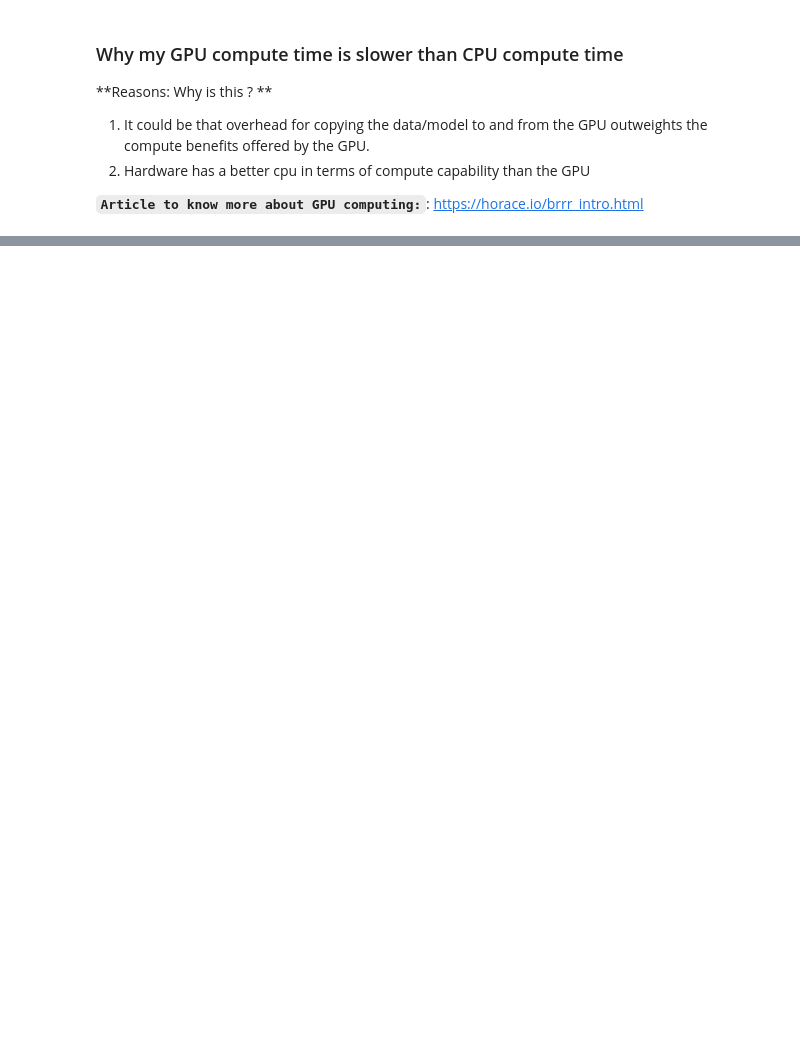
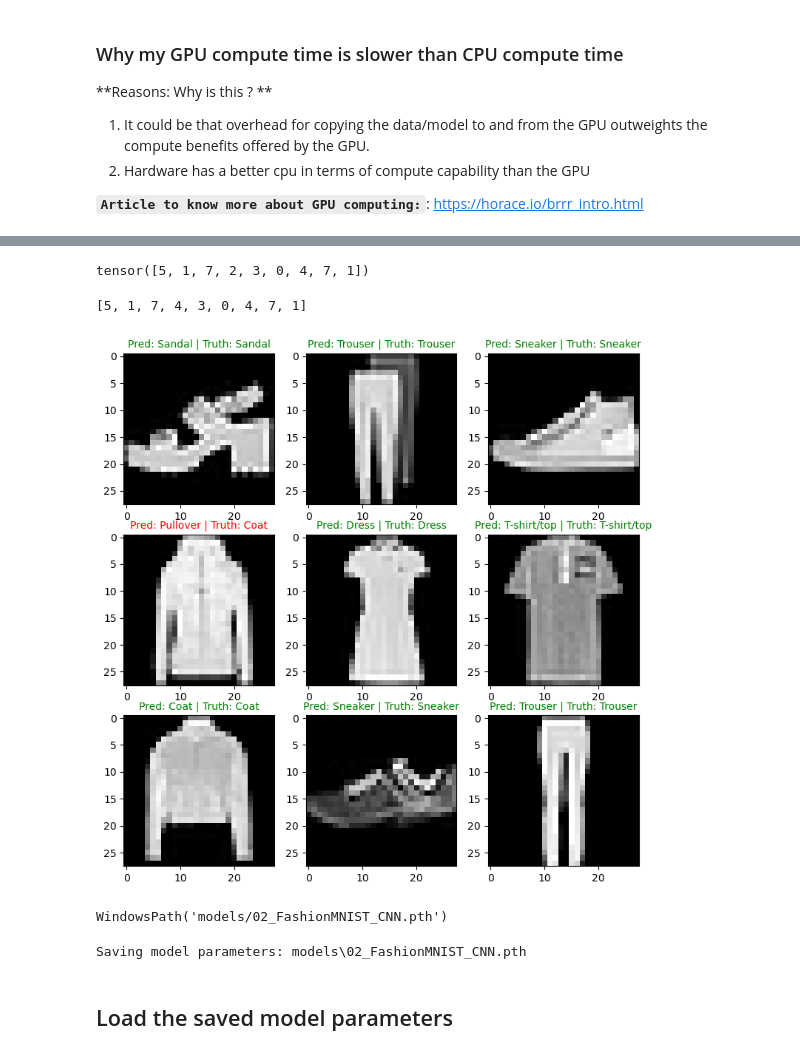
Before and after one commit to kumar-sanjeeev/pytorch-journey, a Jupyter notebook: pytorch-cuda/05_pytorch_computerVision.ipynb, the cells around one changed output, grey strips where cells are left out. Cells and saved outputs as stored; diff of their text form; code cells hidden in the pictures; blank space fills up the shorter version.

```diff
--- a/pytorch-cuda/05_pytorch_computerVision.ipynb
+++ b/pytorch-cuda/05_pytorch_computerVision.ipynb
@@ -702,0 +981,44 @@ Train time on cuda : 41.390 seconds
+# %%
+## Make predications
+pred_probs = make_predications(model=modelv2,
+                               data=test_samples,
+                               device = device)
+
+## convert the pred_probs into predication labels
+pred_classes = pred_probs.argmax(dim=1)
+pred_classes
+# %% [output]
+tensor([5, 1, 7, 2, 3, 0, 4, 7, 1])
+# %%
+test_labels
+# %% [output]
+[5, 1, 7, 4, 3, 0, 4, 7, 1]
+# %%
+# plot the test images with true label and predication label
+plt.figure(figsize=(9,9))
+nrows = 3
+ncols = 3
+
+for i, sample in enumerate(test_samples):
+    # create subplot
+    plt.subplot(nrows,ncols,i+1)  # +1 bcz can't start from zero
+
+    # plot the test image
+    plt.imshow(sample.squeeze(), cmap="gray") # squeeze to remove the color channels, but when we have 3 color channls use permute
+
+    # find the predication label in text form
+    pred_label = class_names[pred_classes[i]]
+
+    # get the truth label in text form
+    truth_label = class_names[test_labels[i]]
+
+    # create a title for the plot
+    title_text = f"Pred: {pred_label} | Truth: {truth_label}"
+
+    # change the color if pred_label != truth_label
+    if pred_label == truth_label:
+        plt.title(title_text, fontsize=10, c="g")
+    else:
+        plt.title(title_text, fontsize=10, c="r")
+# %% [output]
+[figure, added]
@@ -702,0 +1038,13 @@ Train time on cuda : 41.390 seconds
+# %%
+MODEL_SAVE_PATH
+# %% [output]
+WindowsPath('models/02_FashionMNIST_CNN.pth')
+# %%
+# save the model parameters
+print(f"Saving model parameters: {MODEL_SAVE_PATH}")
+torch.save(obj=modelv2.state_dict(),
+           f = MODEL_SAVE_PATH)
+# %% [output]
+Saving model parameters: models\02_FashionMNIST_CNN.pth
+# %% [markdown]
+## Load the saved model parameters
```
Also changed, not shown: parts of 31 cells of this notebook.
